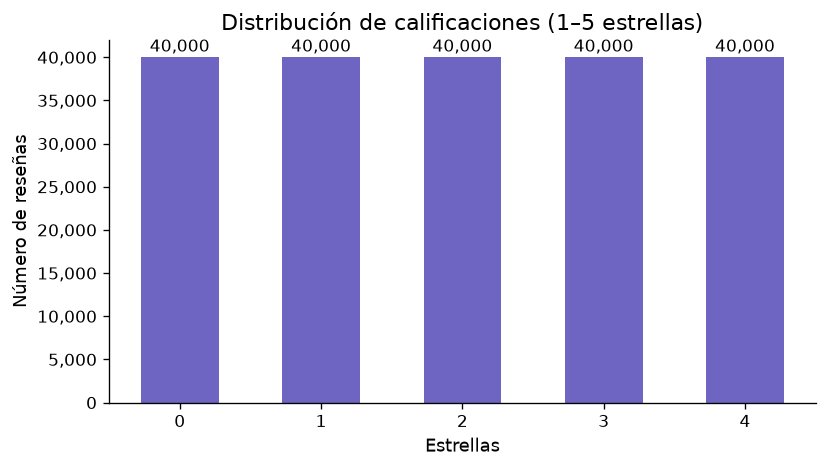
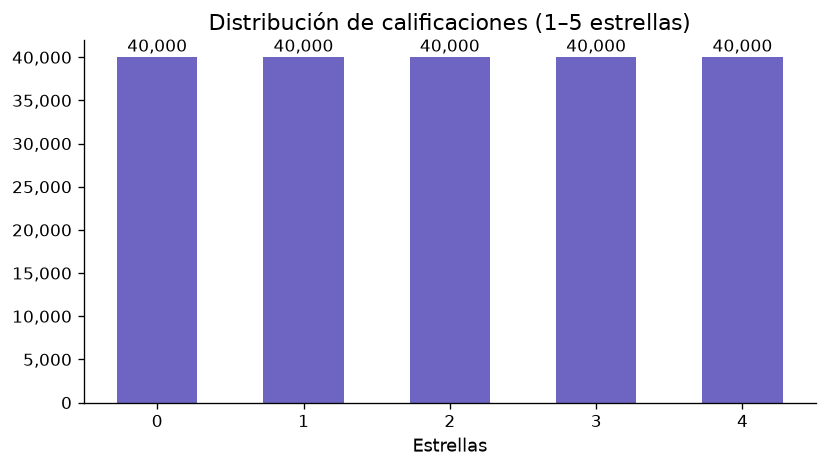
Code edit (unified diff) that turned the first committed figure into the second:
--- before
+++ after
@@ -9,5 +9,5 @@
 ax.set_title('Distribución de calificaciones (1–5 estrellas)')
 ax.set_xlabel('Estrellas')
-ax.set_ylabel('Número de reseñas')
+# ax.set_ylabel('Número de reseñas')
 ax.yaxis.set_major_formatter(ticker.FuncFormatter(lambda x, _: f'{int(x):,}'))
 plt.tight_layout()

Commit: Se corrigio y agrego imagenes del EDA (modelo sentimiento)